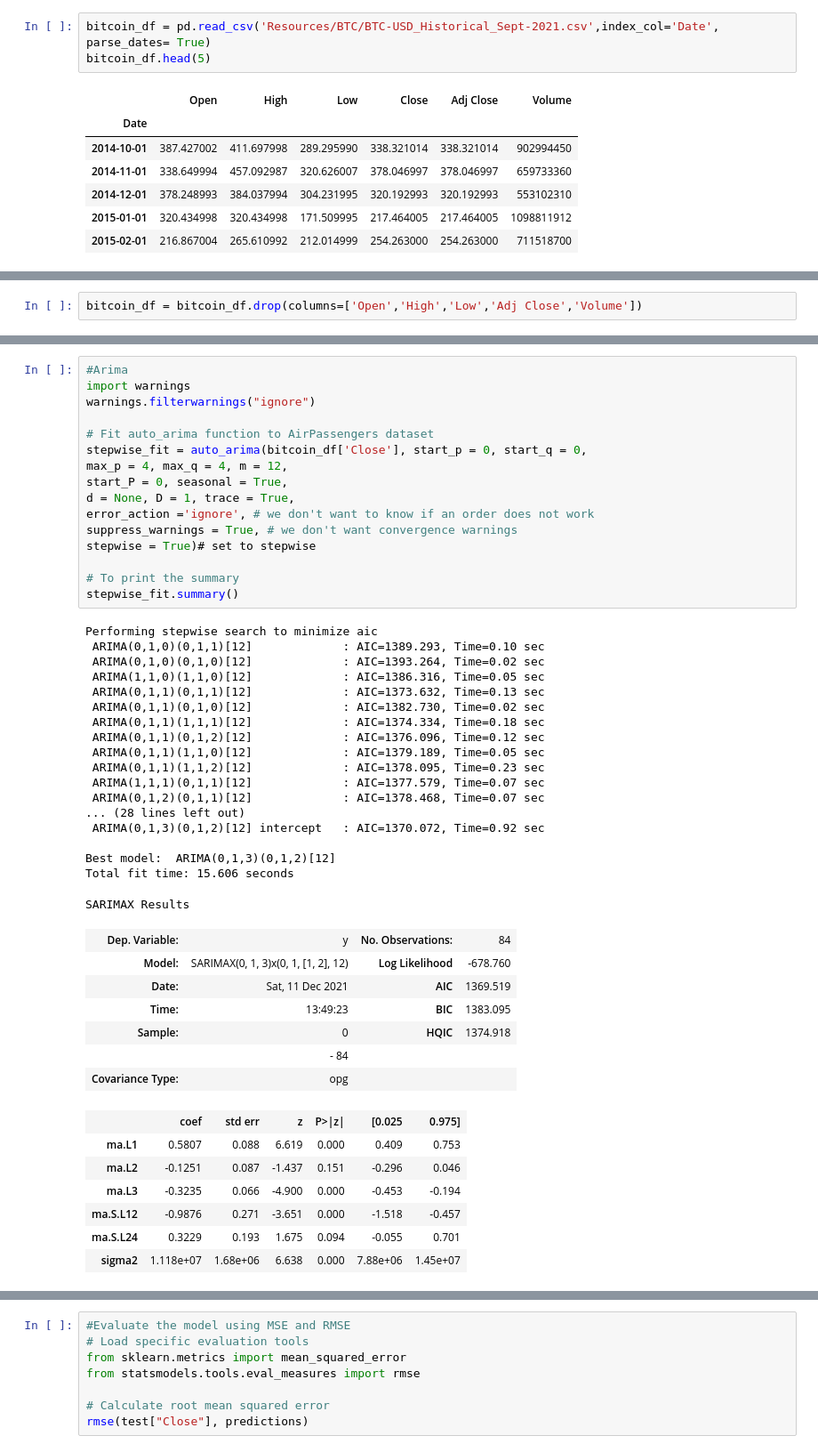
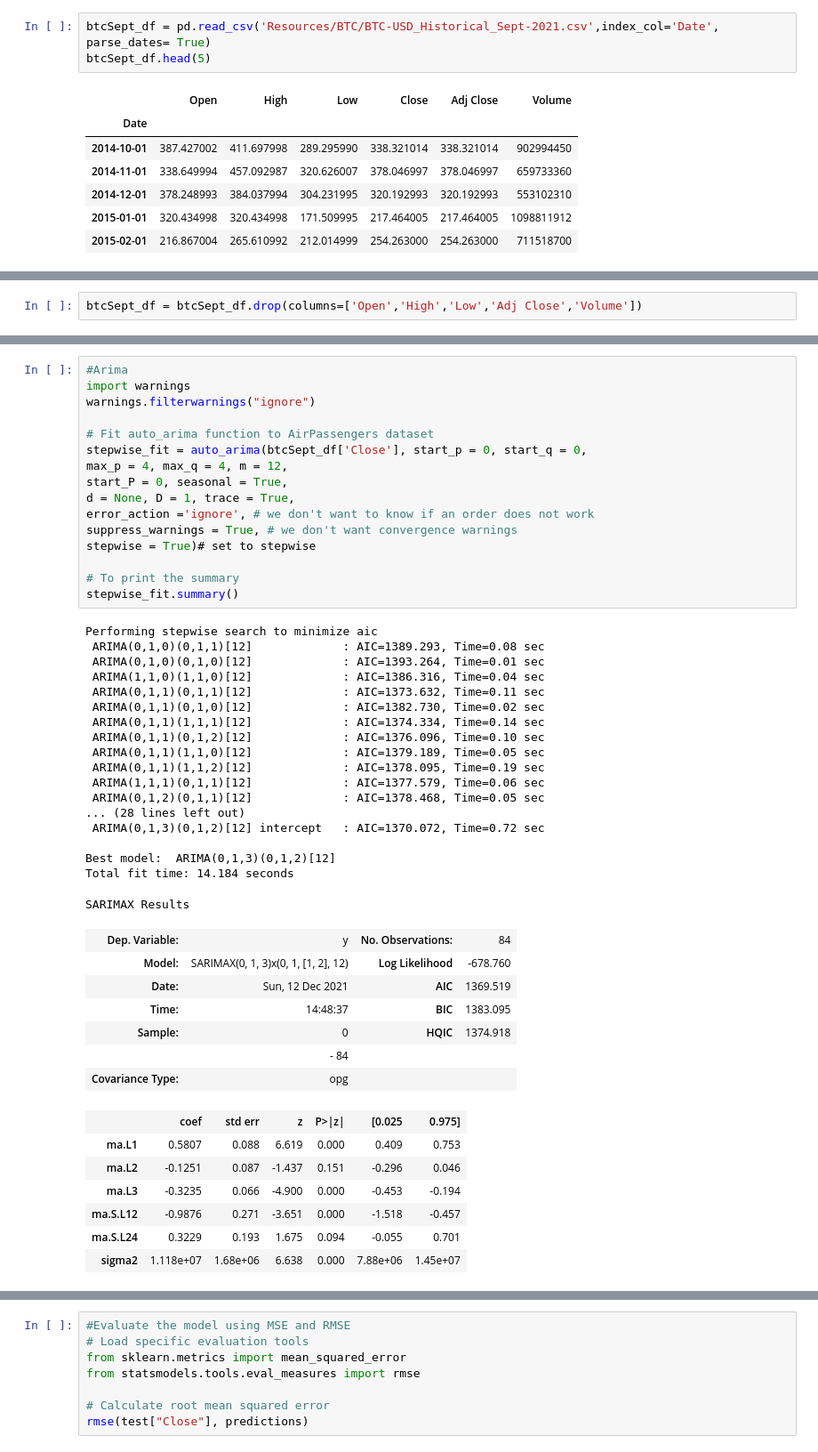
Before and after one commit to dmayo0317/project4, a Jupyter notebook: Bitcoin_Sept.ipynb, the cells around one changed output, grey strips where cells are left out. Shown at 89% size. Saved outputs shown, nothing was run; the diff lists cells and outputs as text.

```diff
--- a/Bitcoin_Sept.ipynb
+++ b/Bitcoin_Sept.ipynb
@@ -15,8 +15,8 @@ import matplotlib.dates as mdates
 from datetime import datetime, timedelta
 import matplotlib.pylab as plt
 # %%
-bitcoin_df = pd.read_csv('Resources/BTC/BTC-USD_Historical_Sept-2021.csv',index_col='Date', parse_dates= True)
-bitcoin_df.head(5)
+btcSept_df = pd.read_csv('Resources/BTC/BTC-USD_Historical_Sept-2021.csv',index_col='Date', parse_dates= True)
+btcSept_df.head(5)
 # %% [output]
 |  | Open | High | Low | Close | Adj Close | Volume |
 | Date |  |  |  |  |  |  |
@@ -36,5 +36,5 @@ Adj Close    float64
 Volume         int64
 dtype: object
 # %%
-bitcoin_df = bitcoin_df.drop(columns=['Open','High','Low','Adj Close','Volume'])
+btcSept_df = btcSept_df.drop(columns=['Open','High','Low','Adj Close','Volume'])
 # %%
@@ -67,42 +67,42 @@ results.plot()
 # %%
 #Arima
 import warnings
 warnings.filterwarnings("ignore")
 
 # Fit auto_arima function to AirPassengers dataset
-stepwise_fit = auto_arima(bitcoin_df['Close'], start_p = 0, start_q = 0,
+stepwise_fit = auto_arima(btcSept_df['Close'], start_p = 0, start_q = 0,
 max_p = 4, max_q = 4, m = 12,
 start_P = 0, seasonal = True,
 d = None, D = 1, trace = True,
 error_action ='ignore', # we don't want to know if an order does not work
 suppress_warnings = True, # we don't want convergence warnings
 stepwise = True)# set to stepwise
 
 # To print the summary
 stepwise_fit.summary()
 # %% [output]
 Performing stepwise search to minimize aic
- ARIMA(0,1,0)(0,1,1)[12]             : AIC=1389.293, Time=0.10 sec
- ARIMA(0,1,0)(0,1,0)[12]             : AIC=1393.264, Time=0.02 sec
- ARIMA(1,1,0)(1,1,0)[12]             : AIC=1386.316, Time=0.05 sec
- ARIMA(0,1,1)(0,1,1)[12]             : AIC=1373.632, Time=0.13 sec
+ ARIMA(0,1,0)(0,1,1)[12]             : AIC=1389.293, Time=0.08 sec
+ ARIMA(0,1,0)(0,1,0)[12]             : AIC=1393.264, Time=0.01 sec
+ ARIMA(1,1,0)(1,1,0)[12]             : AIC=1386.316, Time=0.04 sec
+ ARIMA(0,1,1)(0,1,1)[12]             : AIC=1373.632, Time=0.11 sec
  ARIMA(0,1,1)(0,1,0)[12]             : AIC=1382.730, Time=0.02 sec
- ARIMA(0,1,1)(1,1,1)[12]             : AIC=1374.334, Time=0.18 sec
- ARIMA(0,1,1)(0,1,2)[12]             : AIC=1376.096, Time=0.12 sec
+ ARIMA(0,1,1)(1,1,1)[12]             : AIC=1374.334, Time=0.14 sec
+ ARIMA(0,1,1)(0,1,2)[12]             : AIC=1376.096, Time=0.10 sec
  ARIMA(0,1,1)(1,1,0)[12]             : AIC=1379.189, Time=0.05 sec
- ARIMA(0,1,1)(1,1,2)[12]             : AIC=1378.095, Time=0.23 sec
- ARIMA(1,1,1)(0,1,1)[12]             : AIC=1377.579, Time=0.07 sec
- ARIMA(0,1,2)(0,1,1)[12]             : AIC=1378.468, Time=0.07 sec
+ ARIMA(0,1,1)(1,1,2)[12]             : AIC=1378.095, Time=0.19 sec
+ ARIMA(1,1,1)(0,1,1)[12]             : AIC=1377.579, Time=0.06 sec
+ ARIMA(0,1,2)(0,1,1)[12]             : AIC=1378.468, Time=0.05 sec
 ... (28 lines left out)
- ARIMA(0,1,3)(0,1,2)[12] intercept   : AIC=1370.072, Time=0.92 sec
+ ARIMA(0,1,3)(0,1,2)[12] intercept   : AIC=1370.072, Time=0.72 sec
 
 Best model:  ARIMA(0,1,3)(0,1,2)[12]
-Total fit time: 15.606 seconds
+Total fit time: 14.184 seconds
 SARIMAX Results
 | Dep. Variable: | y | No. Observations: | 84 |
 | Model: | SARIMAX(0, 1, 3)x(0, 1, [1, 2], 12) | Log Likelihood | -678.760 |
-| Date: | Sat, 11 Dec 2021 | AIC | 1369.519 |
-| Time: | 13:49:23 | BIC | 1383.095 |
+| Date: | Sun, 12 Dec 2021 | AIC | 1369.519 |
+| Time: | 14:48:37 | BIC | 1383.095 |
 | Sample: | 0 | HQIC | 1374.918 |
 |  | - 84 |  |  |
 | Covariance Type: | opg |  |  |
```
Also changed, not shown: parts of 8 cells of this notebook, 1 other file.
